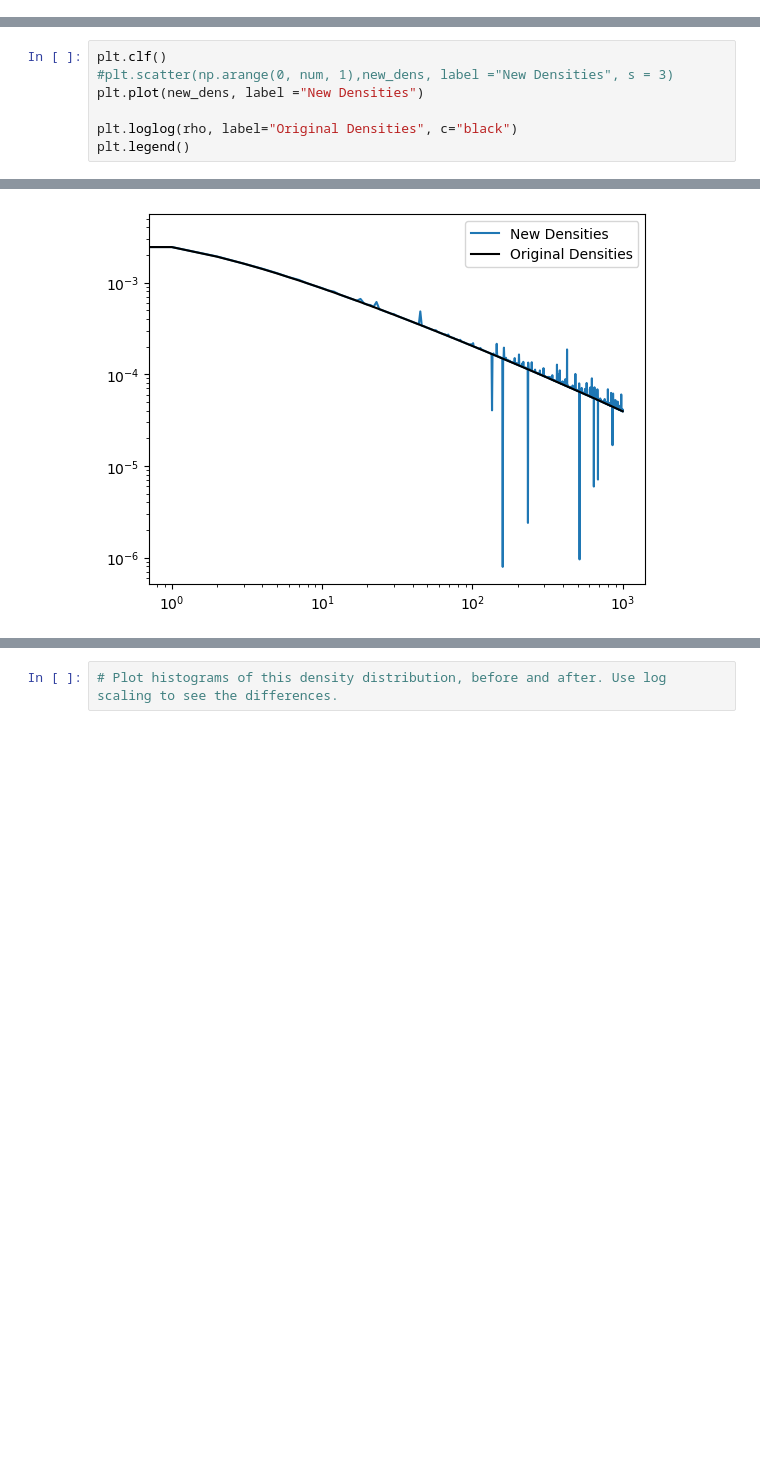
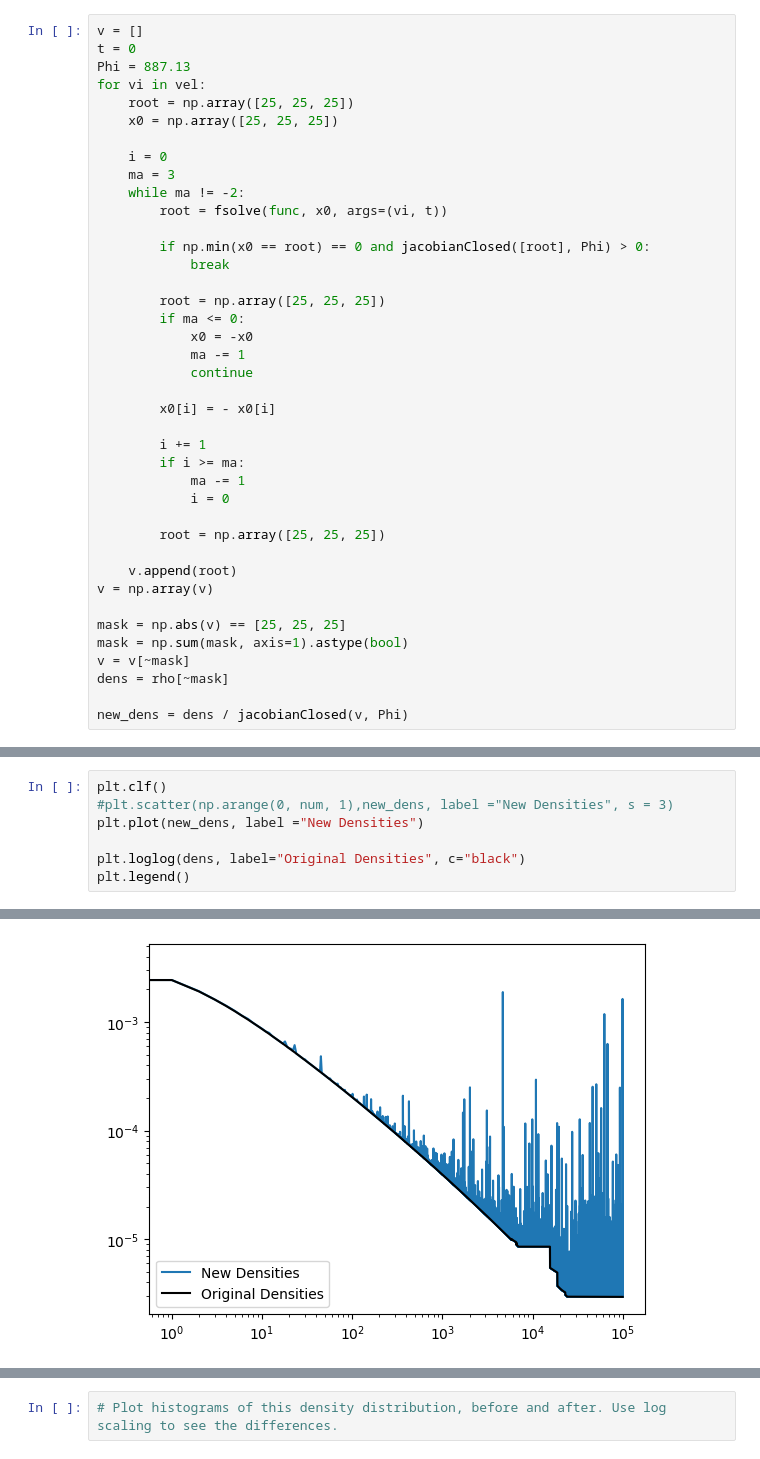
Before and after one commit to shauryagarg145/dark-matter-waves, a Jupyter notebook: densityDiff.ipynb, the cells around one changed output, grey strips where cells are left out. Drawn from its saved outputs; the diff is of its cells as text; blank space fills up the shorter version.

```diff
--- a/densityDiff.ipynb
+++ b/densityDiff.ipynb
@@ -69,0 +63,40 @@ new_dens = rho / jacobianClosed(v, Phi)
+# %%
+v = []
+t = 0
+Phi = 887.13
+for vi in vel:
+    root = np.array([25, 25, 25])
+    x0 = np.array([25, 25, 25])
+
+    i = 0
+    ma = 3
+    while ma != -2:
+        root = fsolve(func, x0, args=(vi, t))
+
+        if np.min(x0 == root) == 0 and jacobianClosed([root], Phi) > 0:
+            break
+
+        root = np.array([25, 25, 25])
+        if ma <= 0:
+            x0 = -x0
+            ma -= 1
+            continue
+
+        x0[i] = - x0[i]
+
+        i += 1
+        if i >= ma:
+            ma -= 1
+            i = 0
+
+        root = np.array([25, 25, 25])
+
+    v.append(root)
+v = np.array(v)
+
+mask = np.abs(v) == [25, 25, 25]
+mask = np.sum(mask, axis=1).astype(bool)
+v = v[~mask]
+dens = rho[~mask]
+
+new_dens = dens / jacobianClosed(v, Phi)
@@ -70,10 +105,10 @@ new_dens = rho / jacobianClosed(v, Phi)
 # %%
 plt.clf()
 #plt.scatter(np.arange(0, num, 1),new_dens, label ="New Densities", s = 3)
 plt.plot(new_dens, label ="New Densities")
 
-plt.loglog(rho, label="Original Densities", c="black")
+plt.loglog(dens, label="Original Densities", c="black")
 plt.legend()
 # %% [output]
 <matplotlib.legend.Legend at 0x...>
-[figure, old version]
+[figure, new version]
```
Also changed, not shown: parts of 16 cells of this notebook, 2 other files.
